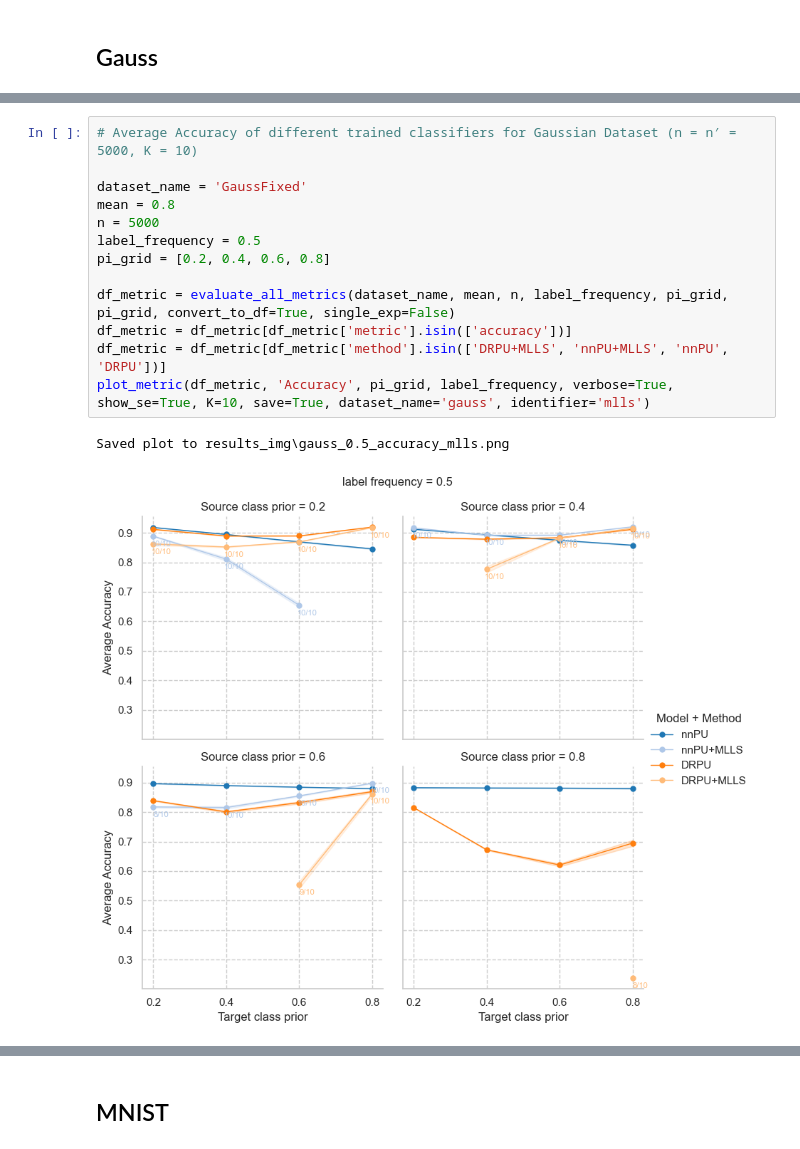
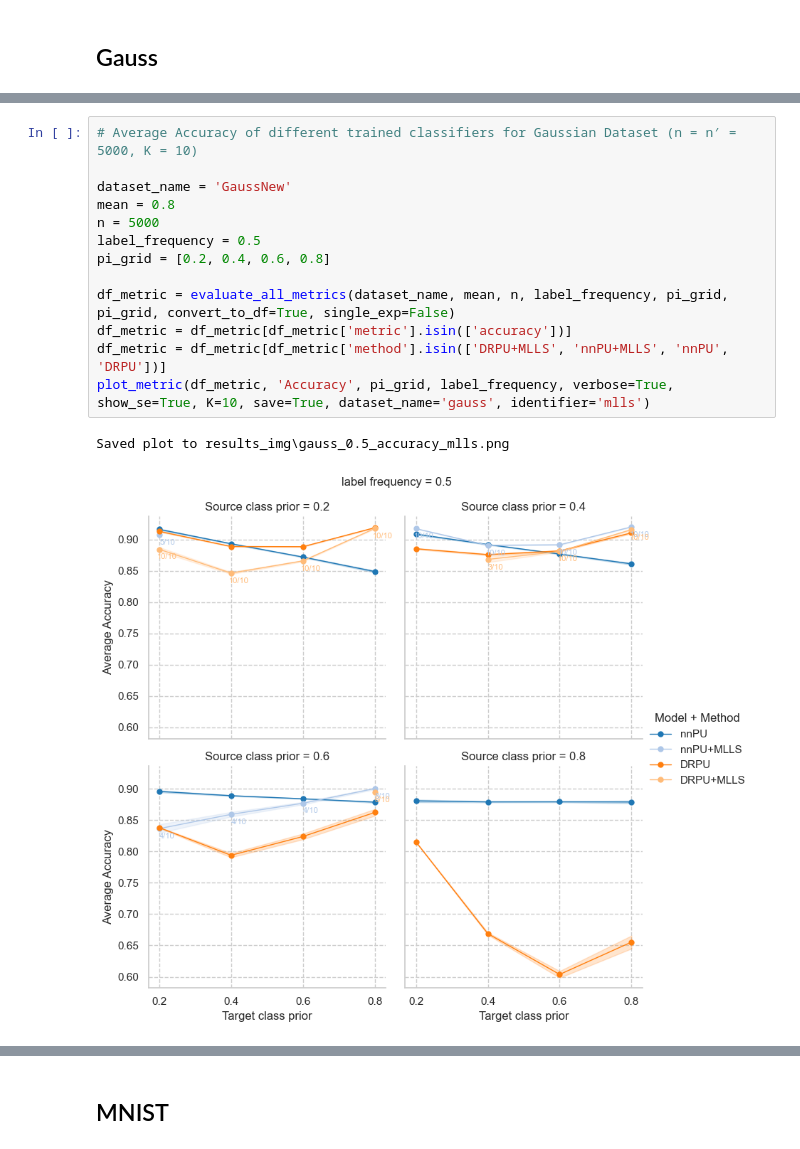
Before and after one commit to izabelatelejko/2026-PULS-Master, a Jupyter notebook: evaluation.ipynb, the cells around one changed output, grey strips where cells are left out. Drawn from its saved outputs; the diff is of its cells as text.

```diff
--- a/evaluation.ipynb
+++ b/evaluation.ipynb
@@ -72,19 +82,19 @@ Saved plot to results_img\gauss_0.5_accuracy_target.png
 # %%
 # Average Accuracy of different trained classifiers for Gaussian Dataset (n = n′ = 5000, K = 10)
 
-dataset_name = 'GaussFixed'
+dataset_name = 'GaussNew'
 mean = 0.8
 n = 5000
 label_frequency = 0.5
 pi_grid = [0.2, 0.4, 0.6, 0.8]
 
 df_metric = evaluate_all_metrics(dataset_name, mean, n, label_frequency, pi_grid, pi_grid, convert_to_df=True, single_exp=False)
 df_metric = df_metric[df_metric['metric'].isin(['accuracy'])]
 df_metric = df_metric[df_metric['method'].isin(['DRPU+MLLS', 'nnPU+MLLS', 'nnPU', 'DRPU'])]
 plot_metric(df_metric, 'Accuracy', pi_grid, label_frequency, verbose=True, show_se=True, K=10, save=True, dataset_name='gauss', identifier='mlls')
 # %% [output]
 Saved plot to results_img\gauss_0.5_accuracy_mlls.png
-[figure, old version]
+[figure, new version]
 # %%
 # Average Accuracy of different trained classifiers for Gaussian Dataset (n = n′ = 5000, K = 10)
 
```
Also changed, not shown: parts of 22 cells of this notebook, 29 other files.
